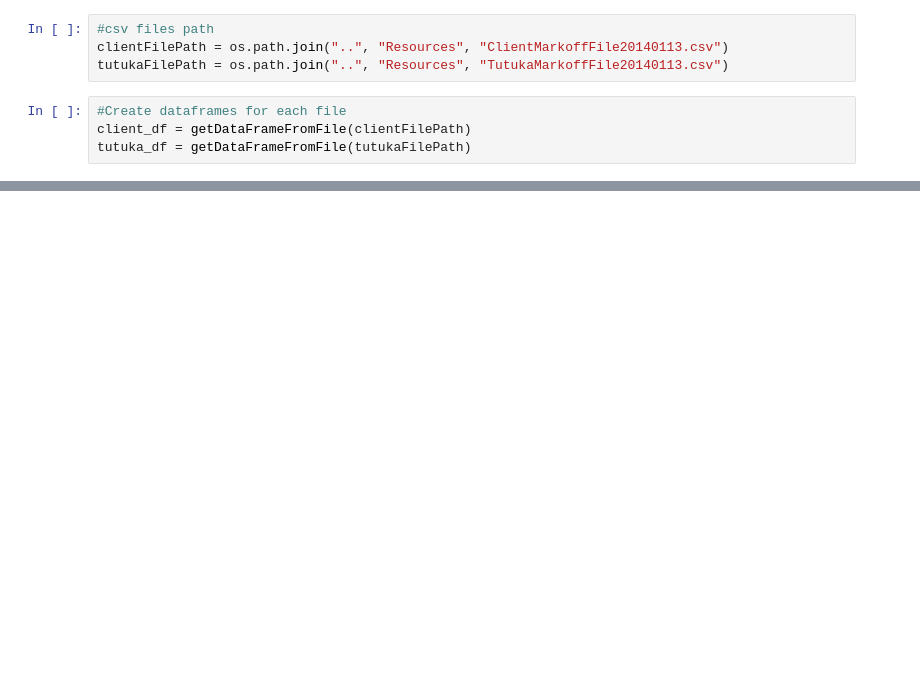
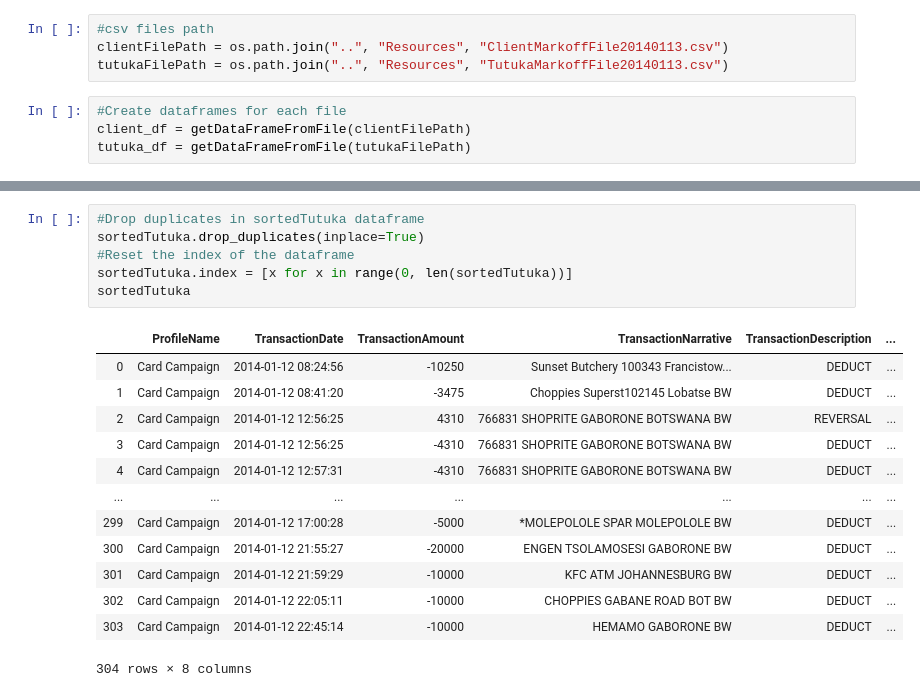
Before and after one commit to KuiiMaldonado/transaction-compare, a Jupyter notebook: script/transactionScript.ipynb, the cells around one changed output, grey strips where cells are left out. Drawn from its saved outputs; the diff is of its cells as text; blank space fills up the shorter version.

```diff
--- a/script/transactionScript.ipynb
+++ b/script/transactionScript.ipynb
@@ -109,0 +106,20 @@ client_df.dtypes
+# %%
+#Drop duplicates in sortedTutuka dataframe
+sortedTutuka.drop_duplicates(inplace=True)
+#Reset the index of the dataframe
+sortedTutuka.index = [x for x in range(0, len(sortedTutuka))]
+sortedTutuka
+# %% [output]
+|  | ProfileName | TransactionDate | TransactionAmount | TransactionNarrative | TransactionDescription | ... |
+| 0 | Card Campaign | 2014-01-12 08:24:56 | -10250 | Sunset Butchery 100343 Francistow... | DEDUCT | ... |
+| 1 | Card Campaign | 2014-01-12 08:41:20 | -3475 | Choppies Superst102145 Lobatse BW | DEDUCT | ... |
+| 2 | Card Campaign | 2014-01-12 12:56:25 | 4310 | 766831 SHOPRITE GABORONE BOTSWANA BW | REVERSAL | ... |
+| 3 | Card Campaign | 2014-01-12 12:56:25 | -4310 | 766831 SHOPRITE GABORONE BOTSWANA BW | DEDUCT | ... |
+| 4 | Card Campaign | 2014-01-12 12:57:31 | -4310 | 766831 SHOPRITE GABORONE BOTSWANA BW | DEDUCT | ... |
+| ... | ... | ... | ... | ... | ... | ... |
+| 299 | Card Campaign | 2014-01-12 17:00:28 | -5000 | *MOLEPOLOLE SPAR MOLEPOLOLE BW | DEDUCT | ... |
+| 300 | Card Campaign | 2014-01-12 21:55:27 | -20000 | ENGEN TSOLAMOSESI GABORONE BW | DEDUCT | ... |
+| 301 | Card Campaign | 2014-01-12 21:59:29 | -10000 | KFC ATM JOHANNESBURG BW | DEDUCT | ... |
+| 302 | Card Campaign | 2014-01-12 22:05:11 | -10000 | CHOPPIES GABANE ROAD BOT BW | DEDUCT | ... |
+| 303 | Card Campaign | 2014-01-12 22:45:14 | -10000 | HEMAMO GABORONE BW | DEDUCT | ... |
+304 rows × 8 columns
```
Also changed, not shown: parts of 17 cells of this notebook, 1 other file.
